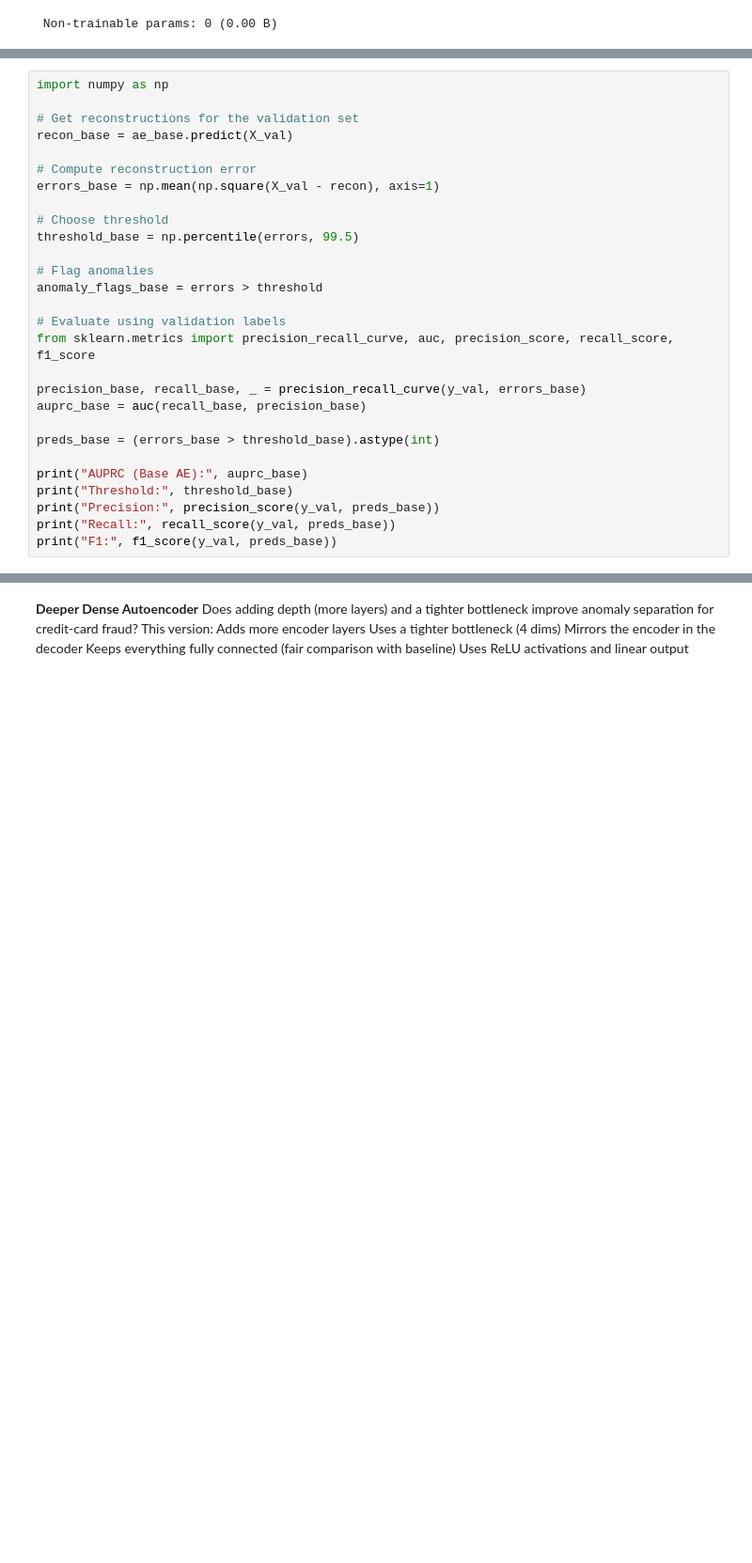
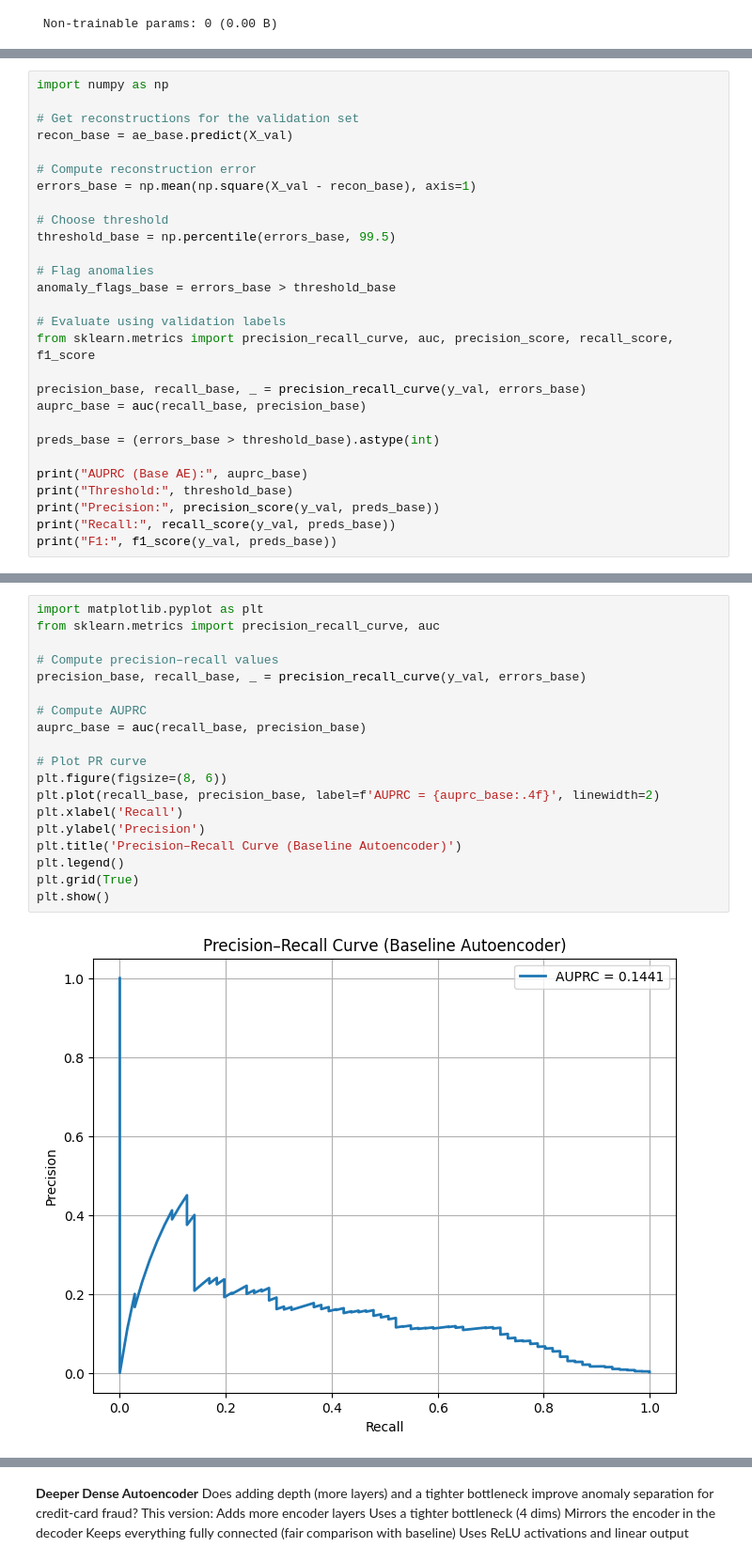
Before and after one commit to kanny789/ddo-data-dev, a Jupyter notebook: AutoEndoder_CC_Anomaly_Detection_Clean.ipynb, the cells around one changed output, grey strips where cells are left out. Shown at 94% size. Cells and saved outputs as stored; diff of their text form; blank space fills up the shorter version.

```diff
--- a/AutoEndoder_CC_Anomaly_Detection_Clean.ipynb
+++ b/AutoEndoder_CC_Anomaly_Detection_Clean.ipynb
@@ -277,13 +277,13 @@ import numpy as np
 recon_base = ae_base.predict(X_val)
 
 # Compute reconstruction error
-errors_base = np.mean(np.square(X_val - recon), axis=1)
+errors_base = np.mean(np.square(X_val - recon_base), axis=1)
 
 # Choose threshold
-threshold_base = np.percentile(errors, 99.5)
+threshold_base = np.percentile(errors_base, 99.5)
 
 # Flag anomalies
-anomaly_flags_base = errors > threshold
+anomaly_flags_base = errors_base > threshold_base
 
 # Evaluate using validation labels
 from sklearn.metrics import precision_recall_curve, auc, precision_score, recall_score, f1_score
@@ -307,0 +308,21 @@ F1: 0.14893617021276595
+# %%
+import matplotlib.pyplot as plt
+from sklearn.metrics import precision_recall_curve, auc
+
+# Compute precision–recall values
+precision_base, recall_base, _ = precision_recall_curve(y_val, errors_base)
+
+# Compute AUPRC
+auprc_base = auc(recall_base, precision_base)
+
+# Plot PR curve
+plt.figure(figsize=(8, 6))
+plt.plot(recall_base, precision_base, label=f'AUPRC = {auprc_base:.4f}', linewidth=2)
+plt.xlabel('Recall')
+plt.ylabel('Precision')
+plt.title('Precision–Recall Curve (Baseline Autoencoder)')
+plt.legend()
+plt.grid(True)
+plt.show()
+# %% [output]
+[figure, added]
```
Also changed, not shown: parts of 5 cells of this notebook.
